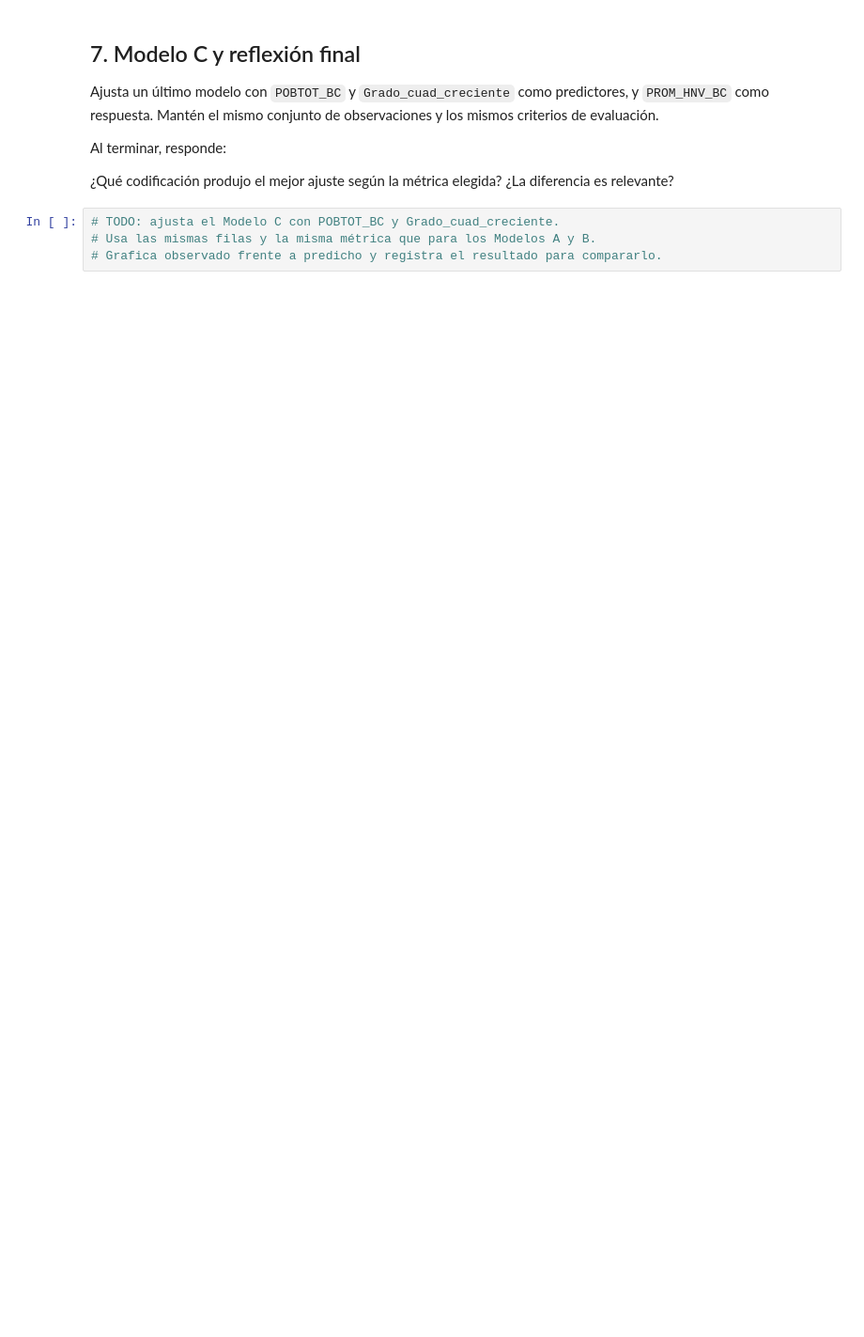
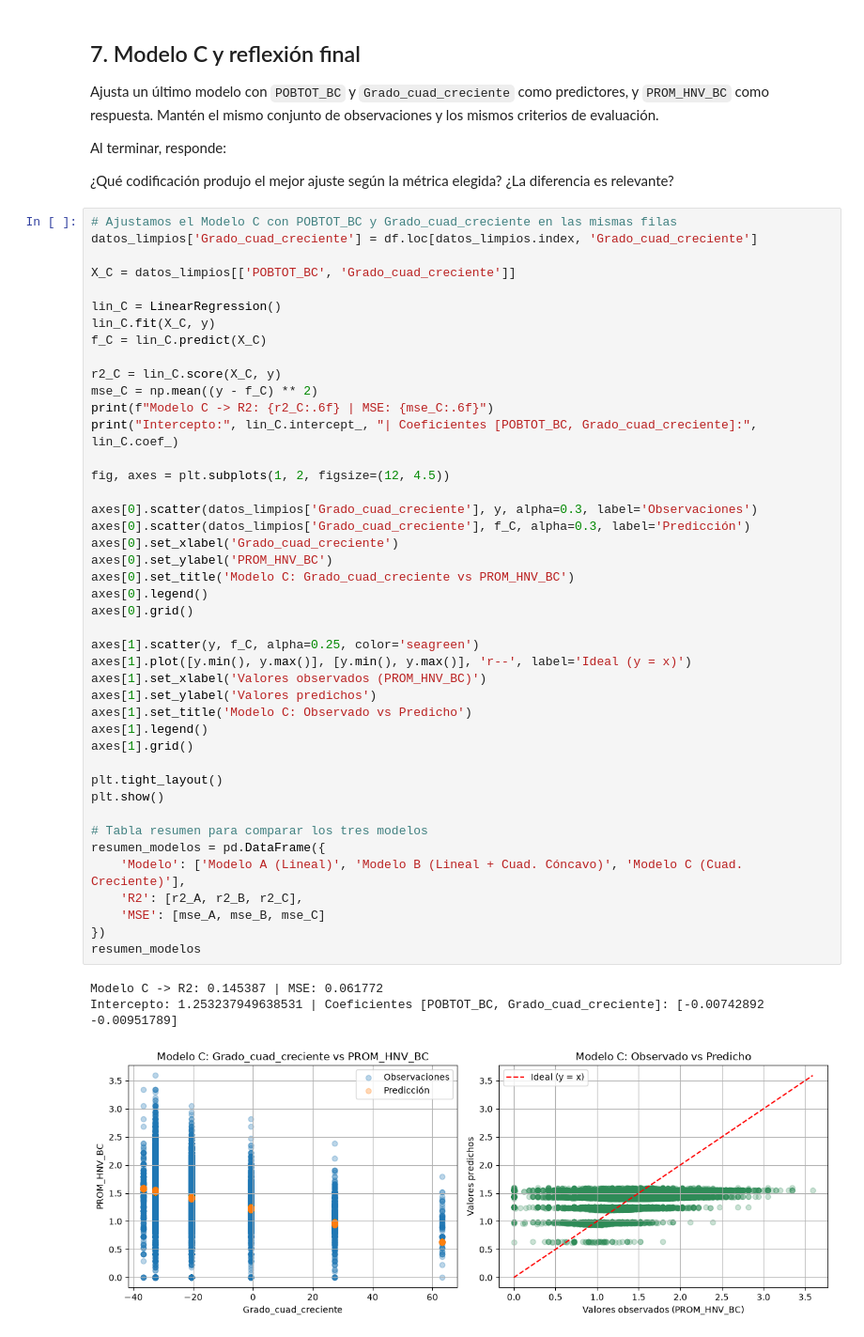
Before and after one commit to Santiago-CS/Procesamiento-de-datos, a Jupyter notebook: Modulo II/Actividad8_Codificacion_Variables_Categóricas_Ordinales.ipynb, the cells around one changed output. Shown at 94% size. Saved outputs shown, nothing was run; the diff lists cells and outputs as text; blank space fills up the shorter version.

```diff
--- a/Modulo II/Actividad8_Codificacion_Variables_Categóricas_Ordinales.ipynb
+++ b/Modulo II/Actividad8_Codificacion_Variables_Categóricas_Ordinales.ipynb
@@ -88,7 +305,50 @@ Ajusta un último modelo con `POBTOT_BC` y `Grado_cuad_creciente` como predictor
 Al terminar, responde:
 
 ¿Qué codificación produjo el mejor ajuste según la métrica elegida? ¿La diferencia es relevante?
-# %%
-# TODO: ajusta el Modelo C con POBTOT_BC y Grado_cuad_creciente.
-# Usa las mismas filas y la misma métrica que para los Modelos A y B.
-# Grafica observado frente a predicho y registra el resultado para compararlo.
+# %%
+# Ajustamos el Modelo C con POBTOT_BC y Grado_cuad_creciente en las mismas filas
+datos_limpios['Grado_cuad_creciente'] = df.loc[datos_limpios.index, 'Grado_cuad_creciente']
+
+X_C = datos_limpios[['POBTOT_BC', 'Grado_cuad_creciente']]
+
+lin_C = LinearRegression()
+lin_C.fit(X_C, y)
+f_C = lin_C.predict(X_C)
+
+r2_C = lin_C.score(X_C, y)
+mse_C = np.mean((y - f_C) ** 2)
+print(f"Modelo C -> R2: {r2_C:.6f} | MSE: {mse_C:.6f}")
+print("Intercepto:", lin_C.intercept_, "| Coeficientes [POBTOT_BC, Grado_cuad_creciente]:", lin_C.coef_)
+
+fig, axes = plt.subplots(1, 2, figsize=(12, 4.5))
+
+axes[0].scatter(datos_limpios['Grado_cuad_creciente'], y, alpha=0.3, label='Observaciones')
+axes[0].scatter(datos_limpios['Grado_cuad_creciente'], f_C, alpha=0.3, label='Predicción')
+axes[0].set_xlabel('Grado_cuad_creciente')
+axes[0].set_ylabel('PROM_HNV_BC')
+axes[0].set_title('Modelo C: Grado_cuad_creciente vs PROM_HNV_BC')
+axes[0].legend()
+axes[0].grid()
+
+axes[1].scatter(y, f_C, alpha=0.25, color='seagreen')
+axes[1].plot([y.min(), y.max()], [y.min(), y.max()], 'r--', label='Ideal (y = x)')
+axes[1].set_xlabel('Valores observados (PROM_HNV_BC)')
+axes[1].set_ylabel('Valores predichos')
+axes[1].set_title('Modelo C: Observado vs Predicho')
+axes[1].legend()
+axes[1].grid()
+
+plt.tight_layout()
+plt.show()
+
+# Tabla resumen para comparar los tres modelos
+resumen_modelos = pd.DataFrame({
+    'Modelo': ['Modelo A (Lineal)', 'Modelo B (Lineal + Cuad. Cóncavo)', 'Modelo C (Cuad. Creciente)'],
+    'R2': [r2_A, r2_B, r2_C],
+    'MSE': [mse_A, mse_B, mse_C]
+})
+resumen_modelos
+# %% [output]
+Modelo C -> R2: 0.145387 | MSE: 0.061772
+Intercepto: 1.253237949638531 | Coeficientes [POBTOT_BC, Grado_cuad_creciente]: [-0.00742892 -0.00951789]
+[figure, added]
```
Also changed, not shown: parts of 19 cells of this notebook.
